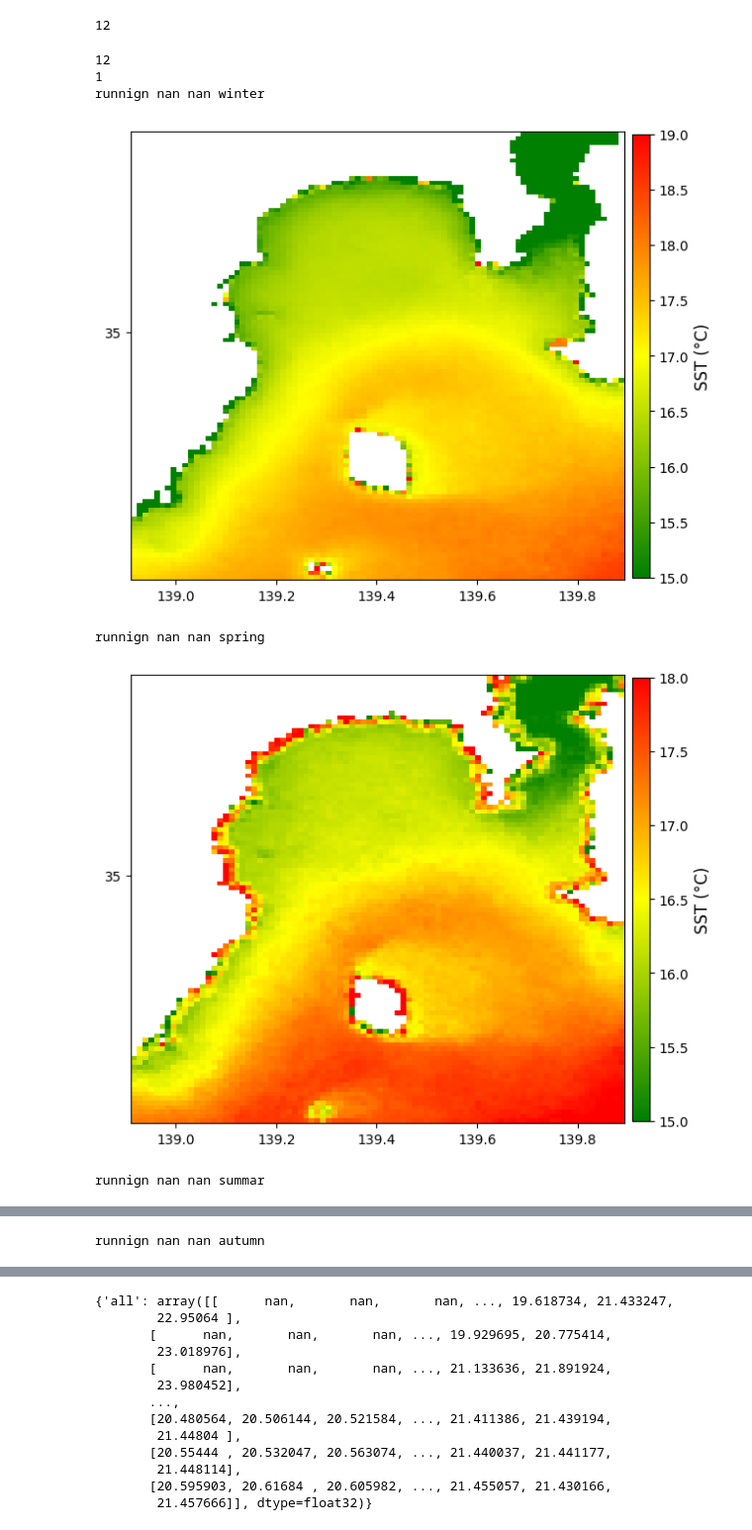
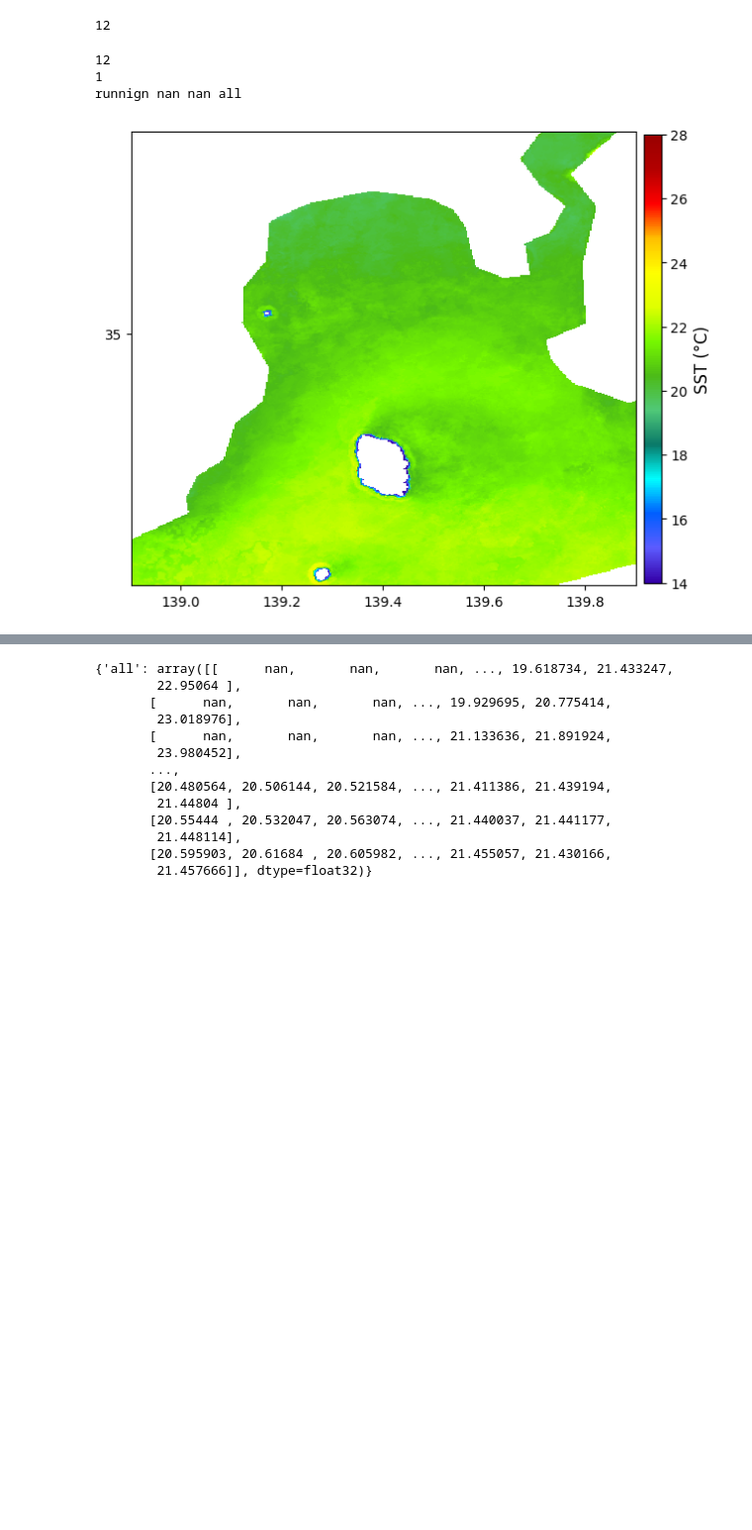
Before and after one commit to robel-milashu/NMEW.demos, a Jupyter notebook: processing/total_monthly_sst.ipynb, the cells around one changed output, grey strips where cells are left out. Shown: that part at 99% size. Cells and saved outputs as stored; diff of their text form; code cells hidden in the pictures; blank space fills up the shorter version.

Commit message:
updates on trend

```diff
--- a/processing/total_monthly_sst.ipynb
+++ b/processing/total_monthly_sst.ipynb
@@ -7,6 +10,7 @@ from mpl_toolkits.basemap import Basemap
 # %%
 
-data_dir = '../results/Modis/sst/'
+data_dir = '../results/gcomc/sst/'
+shapefile_path = 'trend/SB_Big_shapefiles/Untitled-polygon.shp'
 varname = 'sst'
 cmin, cmax = 12, 30  # Set the min and max values for the color scale
 # Initialize a dictionary to hold the data for each month.
@@ -146,13 +195,13 @@ rgb_colors = [colors.hex2color(color) for color in hex_colors_chl]
 
 
 # rgb_colors = ["#4169e1","lightgreen","green","#75E6DA", "yellow", "orange", "#f88379", "red"]
-rgb_colors = [ "green",  "yellow","red"]
+# rgb_colors = [ "green",  "yellow","red"]
 # rgb_colors = [
 #     "green", "lightgreen", "limegreen", "yellowgreen", "yellow",
 #     "gold", "orange", "coral", "darkorange","purple", "magenta", "fuchsia", "red",
 #     "darkred", "maroon"
 # ]
-
+print(monthly_data)
 monthly_averages = {month: np.nanmean(np.stack(data_list), axis=0) for month, data_list in monthly_data.items() if data_list}
 yearly_averages = {year: np.nanmean(np.stack(data_list), axis=0) for year, data_list in yearly_data.items() if data_list}
 season_averages = {season: np.nanmean(np.stack(data_list), axis=0) for season, data_list in season_data.items() if data_list}
@@ -163,20 +230,20 @@ print(len(monthly_averages))
 12
 # %%
 # cmin, cmax = -2,2
-cmin, cmax = 14, 27
+cmin, cmax = 14, 28
 print(len(monthly_averages))
 print(len(all_average))
 
 
-for season, sds_cropped in season_averages.items():
-    if season == "winter":
-        cmin, cmax = 15, 19
-    elif season == "spring":
-        cmin, cmax = 15, 18
-    elif season == "summar":
-        cmin, cmax = 23, 26
-    else: # autumn
-        cmin, cmax = 20, 25
+for season, sds_cropped in all_average.items():
+    # if season == "winter":
+    #     cmin, cmax = 15, 19
+    # elif season == "spring":
+    #     cmin, cmax = 15, 18
+    # elif season == "summar":
+    #     cmin, cmax = 23, 26
+    # else: # autumn
+    #     cmin, cmax = 20, 25
     print("runnign", sds_cropped.min(), sds_cropped.max(),season)
     if len(lon_cropped.shape) == 1:
         lon_cropped, lat_cropped = np.meshgrid(lon_cropped, lat_cropped)
@@ -234,35 +301,32 @@ for season, sds_cropped in season_averages.items():
     # ax.set_xlabel('Longitude [$^\mathregular{o}$E]', fontsize="12")
     # ax.set_ylabel('Latitude [$^\mathregular{o}$N]', fontsize="12")
     ax.set_yticks(range(int(np.ceil(lat_cropped.min())), int(np.ceil(lat_cropped.max())), 1))
     # ax.set_title(time[0].strftime('%b %Y'))
 
     # # Colourbar
     # cbar = fig.colorbar(ims, ax=ax, orientation='vertical', fraction=0.0324, pad=0.025,  aspect=20)
     cbar = fig.colorbar(ims, ax=ax, orientation='vertical', fraction=0.0324, pad=0.015,  aspect=26)
     # cbar.set_label('log10(Chl-a) Conc. mg/m^3', fontsize="12")
     cbar.set_label('SST (°C)', fontsize="12")
 
     # ticks = [ims.get_clim()[0],((ims.get_clim()[0] + ims.get_clim()[1]) / 2), ims.get_clim()[1]] # This gets the color limit range
     # cbar.set_ticks(ticks)
     # cbar.set_ticklabels([f'{ticks[0]:.1f}', f'{ticks[1]:.1f}', f'{ticks[2]:.1f}']) # Format as desired
 
     # Small Sagami Bay
     lat_min, lat_max = 35.124, 35.34
     lon_min, lon_max = 139.115, 139.68
 
     # Use the 'data_cropped_masked' to ensure the near-land pixels are not plotted
     # plt.contourf(lon_cropped, lat_cropped, sds_cropped, levels=np.arange(23, 26, 1), cmap=custom_colormap)
     # plt.colorbar(label='SST (°C)')
 
     # plt.savefig(f'seasonal/final/Modis/average_sst_{season:02}_______test.png', dpi=300, bbox_inches='tight')
     plt.show()
     # plt.savefig(f'seasonal/final/average_sst_{month:02d}.png', dpi=300, bbox_inches='tight')
     # plt.savefig(f'yearly/sst/average_sst_{month:02d}.png', dpi=300, bbox_inches='tight')
 # %% [output]
 12
 1
-runnign nan nan winter
+runnign nan nan all
-[figure, old version]
+[figure, new version]
-runnign nan nan spring
-[figure, removed]
-runnign nan nan summar
@@ -270 +332,0 @@ runnign nan nan summar
-runnign nan nan autumn
```
Also changed, not shown: parts of 6 cells of this notebook, 7 other files.
